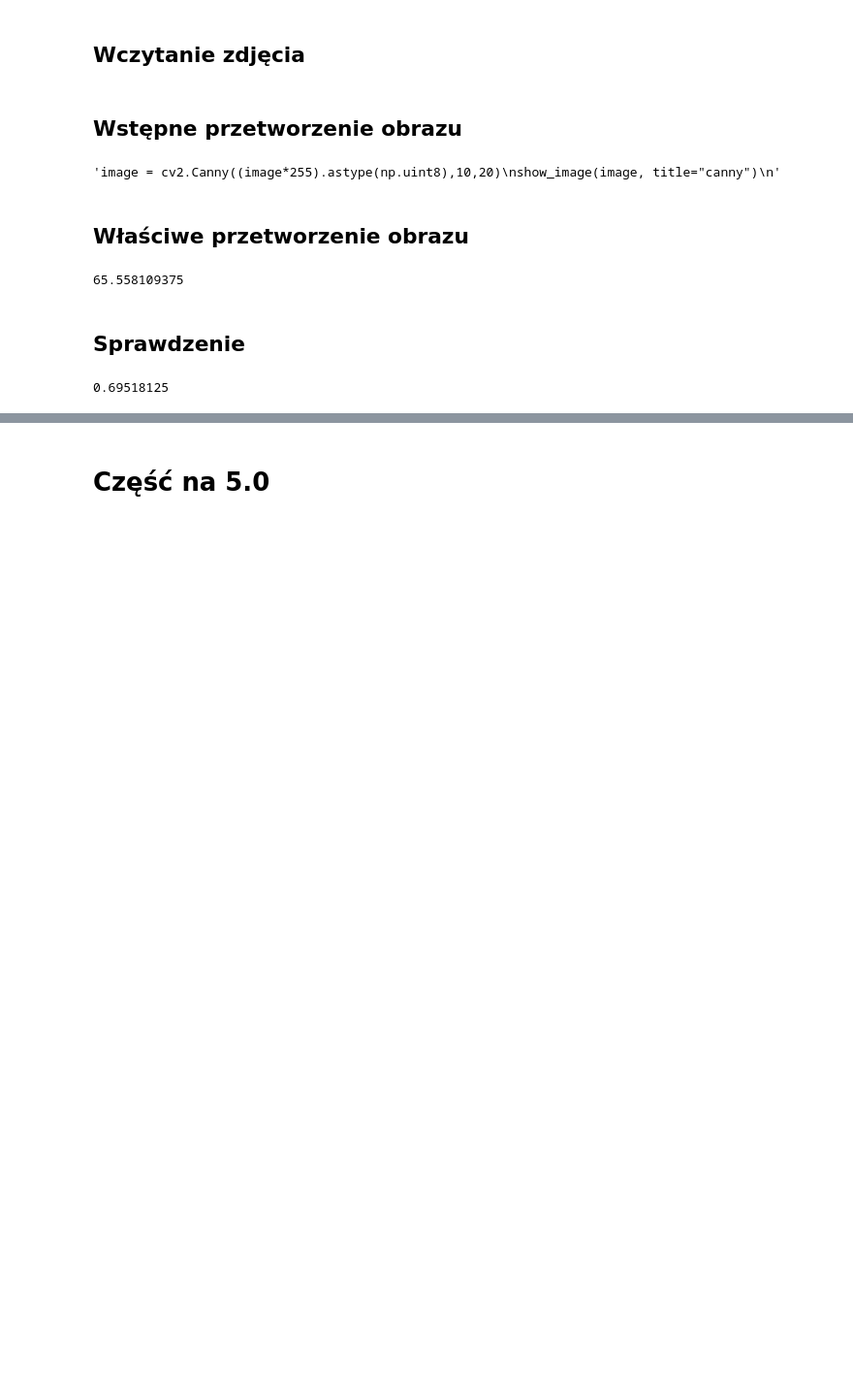
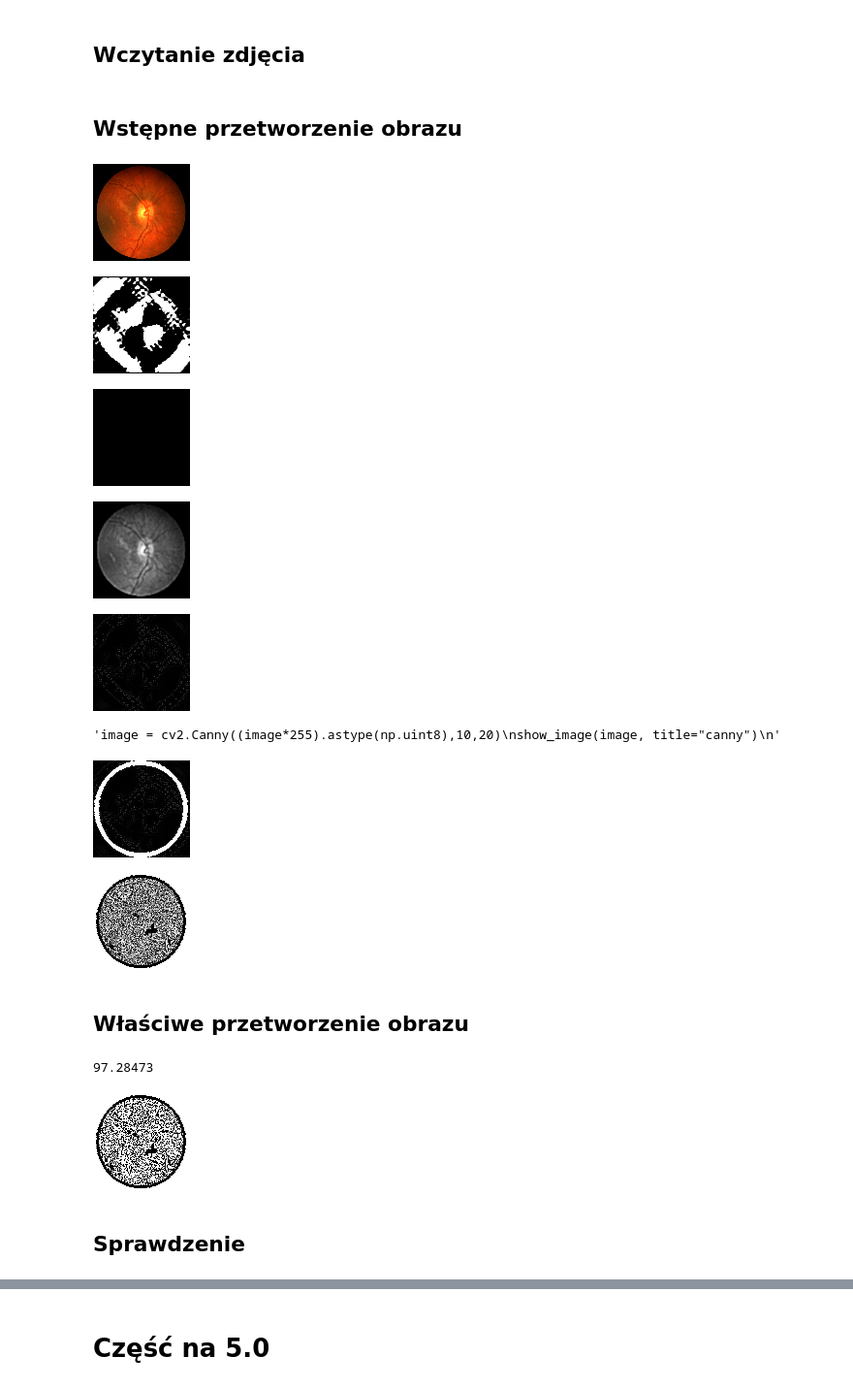
Before and after one commit to EwaKomkowska/Informatyka_w_medycynie, a Jupyter notebook: SitkowkaOka/SiatkowkaOkaEwa.ipynb, the cells around one changed output, grey strips where cells are left out. Shown at 97% size. Cells and saved outputs as stored; diff of their text form; code cells hidden in the pictures; blank space fills up the shorter version.

```diff
--- a/SitkowkaOka/SiatkowkaOkaEwa.ipynb
+++ b/SitkowkaOka/SiatkowkaOkaEwa.ipynb
@@ -7,12 +20,13 @@ from matplotlib import pyplot as plt
 # Część na 3.0
 # %%
 def show_image(img, title="test"):
-    cv2.imshow(title, img)
+    cv2_imshow(img)
     cv2.waitKey(0)
     cv2.destroyAllWindows()
 # %% [markdown]
 ## Wczytanie zdjęcia
 # %%
+image_size = 100
 #blada gałka oczna na czarnym tle
 #image = cv2.imread('zdjecia/2_good.JPG') # 11.42 / 10.99
 
@@ -20,9 +34,9 @@ def show_image(img, title="test"):
 #image = cv2.imread('zdjecia/8_good.JPG') # 21.93 / 21.25
 
 #duża pomarańczowa gałka oczna na czarnym tle
-image = cv2.imread('./zdjecia/Image_03R.jpg') # 51.76 / 56.1
+image = cv2.imread('/content/drive/My Drive/Colab Notebooks/zdjecia/Image_03R.jpg') # 51.76 / 56.1
 
-image = cv2.resize(image, (800, 800))
+image = cv2.resize(image, (image_size, image_size))
 
 gray_to_find_circle = cv2.cvtColor(image, cv2.COLOR_BGR2GRAY)
 # %% [markdown]
@@ -35,45 +49,42 @@ def thresh_show(image, th1):
 
     return cv2.findContours(image2, cv2.RETR_EXTERNAL, cv2.CHAIN_APPROX_NONE)
 # %%
-image = cv2.imread('./zdjecia/Image_03R.jpg') # 51.76 / 56.1
-
-image = cv2.resize(image, (800, 800))
-
-gray_to_find_circle = cv2.cvtColor(image, cv2.COLOR_BGR2GRAY)
-
 #rozmycie
 gray_to_find_circle = cv2.GaussianBlur(gray_to_find_circle, (5, 5), 0) # medianblur, guassianblur ?
 show_image(image, title="blur")
 image = cv2.GaussianBlur(image, (35, 35), 0) # medianblur, guassianblur ?
 
 image = cv2.cvtColor(image, cv2.COLOR_BGR2GRAY)
 
 image = cv2.Sobel(image,cv2.CV_64F,1,0,ksize=5)
 image = cv2.Sobel(image,cv2.CV_64F,0,1,ksize=5)
 show_image(image, "sobel")
-
 
 image = frangi(image)
 show_image(image, title="frangi")
 
 #wyostrzenie
 #obraz potrzebny do odnalezienia gałki ocznej
 kernel = np.array([[-1, -1, -1], [-1, 9, -1], [-1, -1, -1]])
 gray_to_find_circle = cv2.filter2D(gray_to_find_circle, -1, kernel)
 show_image(gray_to_find_circle, title="filter")
 
 #obraz na którym będziemy dalej pracować
 image = cv2.filter2D(image, -1, kernel)
 image = cv2.filter2D(image, -1, kernel)
 show_image(image, title="filter")
 
 '''image = cv2.Canny((image*255).astype(np.uint8),10,20)
 show_image(image, title="canny")
 '''
-
 #image = cv2.adaptiveThreshold(image, 255, cv2.ADAPTIVE_THRESH_GAUSSIAN_C, cv2.THRESH_BINARY,11,2)
 #show_image(image, "adaptive")
 # %% [output]
+[figure, added]
+[figure, added]
+[figure, added]
+[figure, added]
+[figure, added]
 'image = cv2.Canny((image*255).astype(np.uint8),10,20)\nshow_image(image, title="canny")\n'
 # %%
 # szukamy gałki ocznej
@@ -98,6 +109,8 @@ for cnt in contours:
 # wiodący obraz z konturami gałki ocznej i wypełnieniem
 cv2.drawContours(image, contours_approved, -1, (255, 0, 0), 3)
 show_image(image, title="wiodacy obraz z konturami galki ocznej")
+# %% [output]
+[figure, added]
 # %%
 rgb = cv2.cvtColor((image*255).astype(np.uint8), cv2.COLOR_GRAY2RGB)
 
@@ -111,6 +124,8 @@ sel      = stencil != mask_value # select everything that is not mask_value
 rgb[sel] = fill_color            # and fill it with fill_color
 
 show_image(rgb, title="wiodacy obraz z konturami galki ocznej i wypelnieniem" )
+# %% [output]
+[figure, added]
 # %% [markdown]
 ## Właściwe przetworzenie obrazu
 # %%
@@ -144,36 +162,18 @@ image = cv2.cvtColor(rgb, cv2.COLOR_BGR2GRAY)
 #trackbar_thresholds(image)
 
 #image = cv2.Canny(image, 100, 230)
-
-image = cv2.Canny((image*255).astype(np.uint8),10,20)
-show_image(image, title="canny")
-
-
 # wykrywanie krawędzi
 #image = frangi(image, black_ridges=True)
 image_mean = np.mean(image)
-print(image_mean)
-wspol = 1.3 * image_mean # 0 - 15
+
+wspol = 0.7 * image_mean - 10 # 0 - 15
+print(wspol)
 
 # thresholding
 ret,image2 = cv2.threshold(image,wspol, 255, cv2.THRESH_BINARY)
-#show_image(image2)
+show_image(image2)
 # %% [output]
-65.558109375
+97.28473
+[figure, added]
 # %% [markdown]
 ## Sprawdzenie
-# %%
-odp = cv2.imread('zdjecia/Image_03R_1stHO.png')
-odp = cv2.resize(odp, (800, 800))
-
-#show_image(odp)
-i = 0
-max_val = 640000
-
-for odp_, res_ in zip(np.nditer(odp), np.nditer(image2)):
-    if odp_ == res_:
-        i += 1
-
-print(i/max_val)
-# %% [output]
-0.69518125
```
Also changed, not shown: parts of 22 cells of this notebook.
